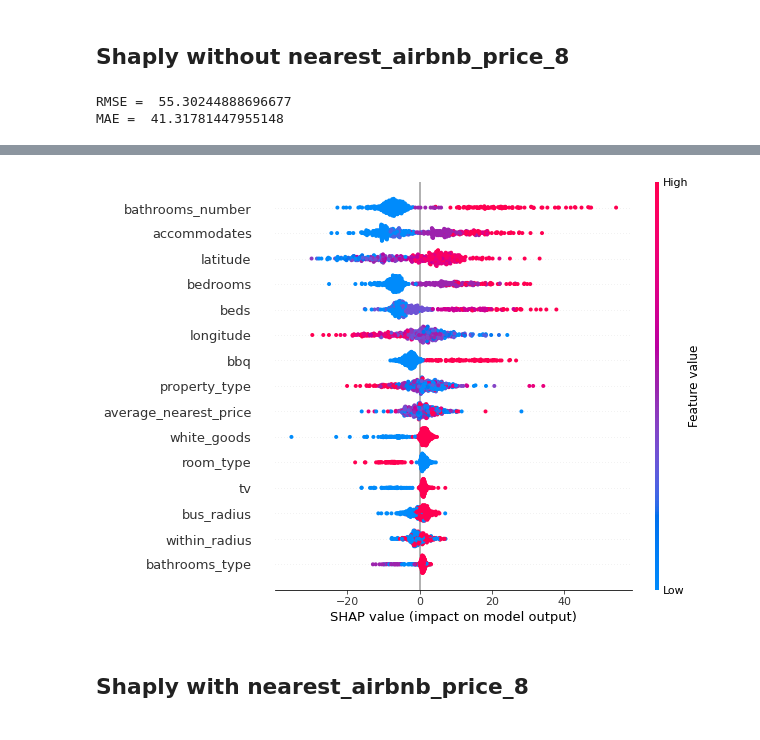
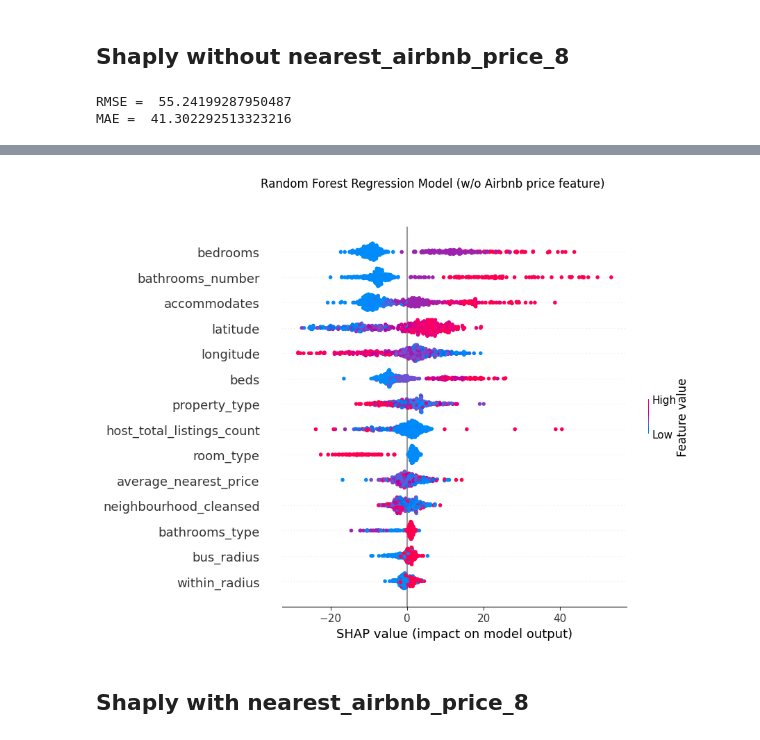
Before and after one commit to StellaLii/Airbnb-Project, a Jupyter notebook: vancouver_model/price/model_interpretability.ipynb, the cells around one changed output, grey strips where cells are left out. Drawn from its saved outputs; the diff is of its cells as text; code cells hidden in the pictures.

```diff
--- a/vancouver_model/price/model_interpretability.ipynb
+++ b/vancouver_model/price/model_interpretability.ipynb
@@ -155,11 +152,10 @@ viz_model.save("tree.svg")
 # %% [markdown]
 ## Shaply without nearest_airbnb_price_8
 # %%
-grad_boosting_tree = GradientBoostingRegressor(n_estimators=50, learning_rate = 0.06, max_features = 'sqrt',
-                                               max_depth = 50, random_state=42)
+rf = RandomForestRegressor(n_estimators = 50, max_features = 'sqrt', max_depth = 30, random_state=42)
 
-grad_boosting_tree.fit(X_train_1, y_train_1)
-y_predict_gb = grad_boosting_tree.predict(X_test_1)
+rf.fit(X_train_1, y_train_1)
+y_predict_gb = rf.predict(X_test_1)
 # %%
 mse = sklearn.metrics.mean_squared_error(y_test_1, y_predict_gb)
 mae_gb_1 = sklearn.metrics.mean_absolute_error(y_test_1, y_predict_gb)
@@ -169,19 +165,20 @@ rmse_gb_1 = math.sqrt(mse)
 print("RMSE = ", rmse_gb_1)
 print("MAE = ", mae_gb_1)
 # %% [output]
-RMSE =  55.30244888696677
-MAE =  41.31781447955148
+RMSE =  55.24199287950487
+MAE =  41.302292513323216
 # %%
 shap.initjs()
-explainer = shap.TreeExplainer(grad_boosting_tree)
+explainer = shap.TreeExplainer(rf)
 shap_values = explainer.shap_values(X_test_1)
 fig = plt.gcf()
-shap.summary_plot(shap_values, X_test_1)
+shap.summary_plot(shap_values, X_test_1, show=False)
+fig.suptitle('Random Forest Regression Model (w/o Airbnb price feature)                                ')
 #shap.force_plot(explainer.expected_value, shap_values[0,:], X_test_1.iloc[0,:])
-fig.savefig('shap_summary_gb_model1.png', bbox_inches="tight")
+fig.savefig('shap_summary_rf_model1.png', bbox_inches="tight")
 # %% [output]
 [interactive output not drawn]
-[figure, old version]
+[figure, new version]
 # %% [markdown]
 ## Shaply with nearest_airbnb_price_8
 # %%
```
Also changed, not shown: parts of 6 cells of this notebook, 8 other files.
